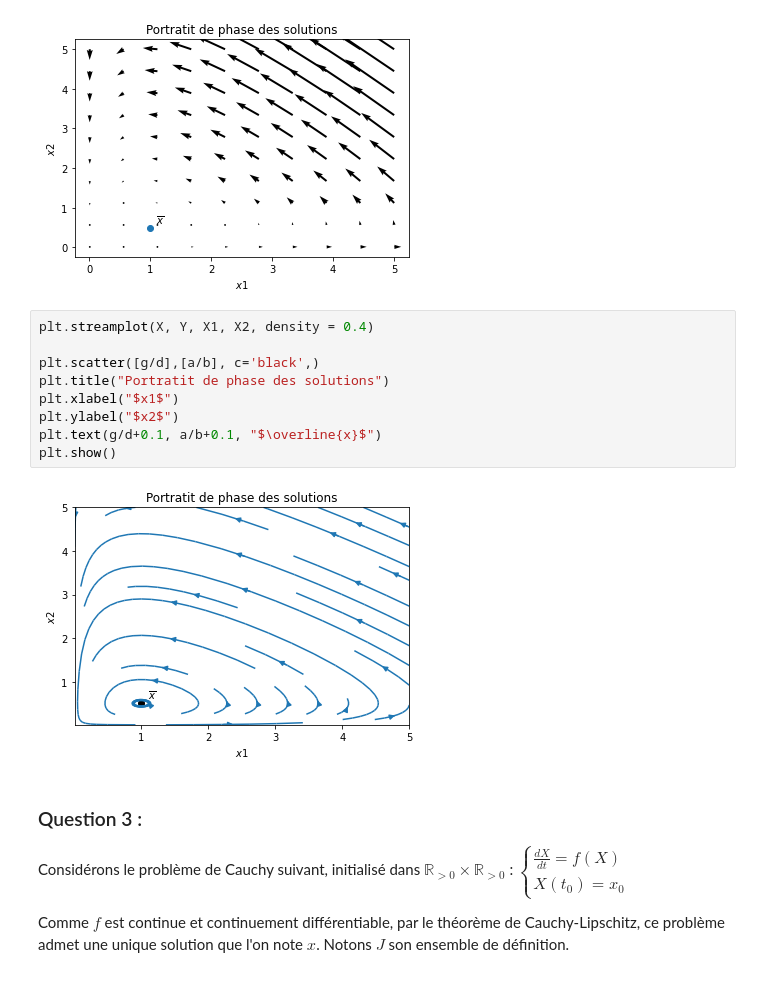
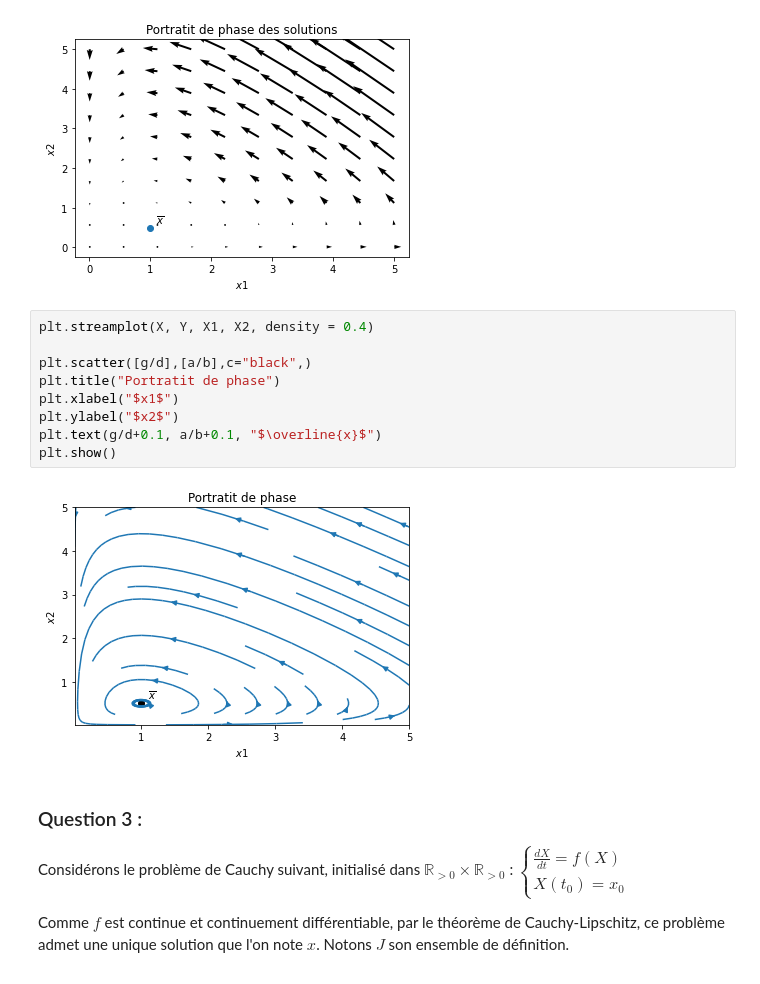
Before and after one commit to guillaumerichard2020/Proj-Num-2-Equa-diff, a Jupyter notebook: Projet Equations Différentielles .ipynb, the cells around one changed output. Saved outputs shown, nothing was run; the diff lists cells and outputs as text.

```diff
--- a/Projet Equations Différentielles .ipynb
+++ b/Projet Equations Différentielles .ipynb
@@ -110,14 +110,14 @@ plt.show()
 # %%
 plt.streamplot(X, Y, X1, X2, density = 0.4)
 
-plt.scatter([g/d],[a/b], c='black',)
-plt.title("Portratit de phase des solutions")
+plt.scatter([g/d],[a/b],c="black",)
+plt.title("Portratit de phase")
 plt.xlabel("$x1$")
 plt.ylabel("$x2$")
 plt.text(g/d+0.1, a/b+0.1, "$\overline{x}$")
 plt.show()
 # %% [output]
-[figure, old version]
+[figure, new version]
 # %% [markdown]
 ### Question 3 :
 
```
Also changed, not shown: parts of 7 cells of this notebook.
